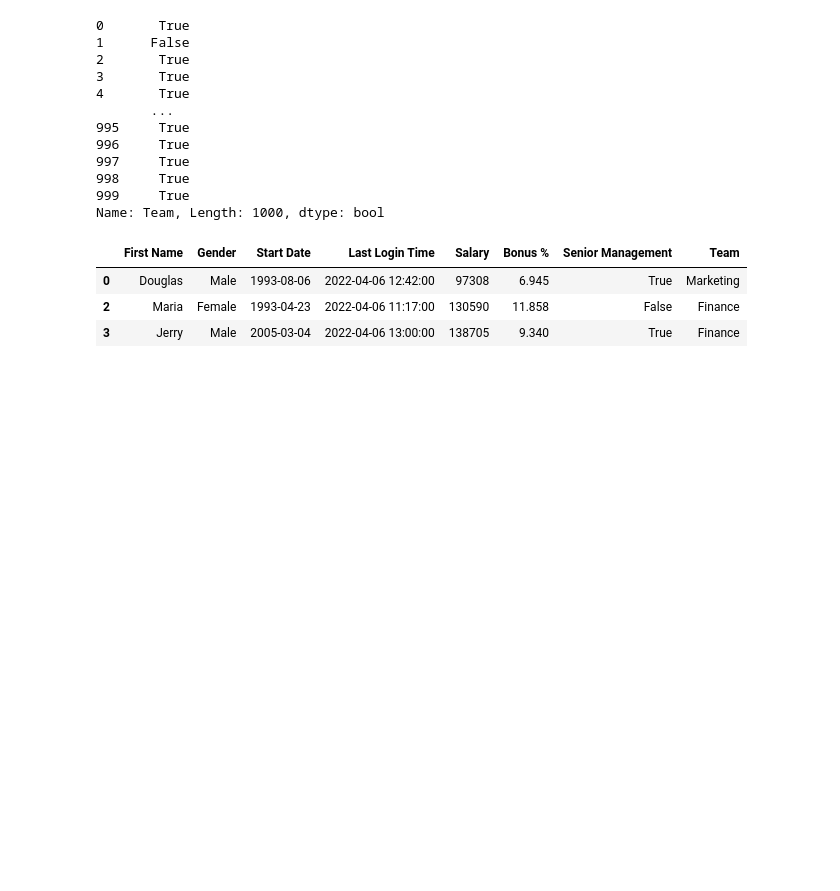
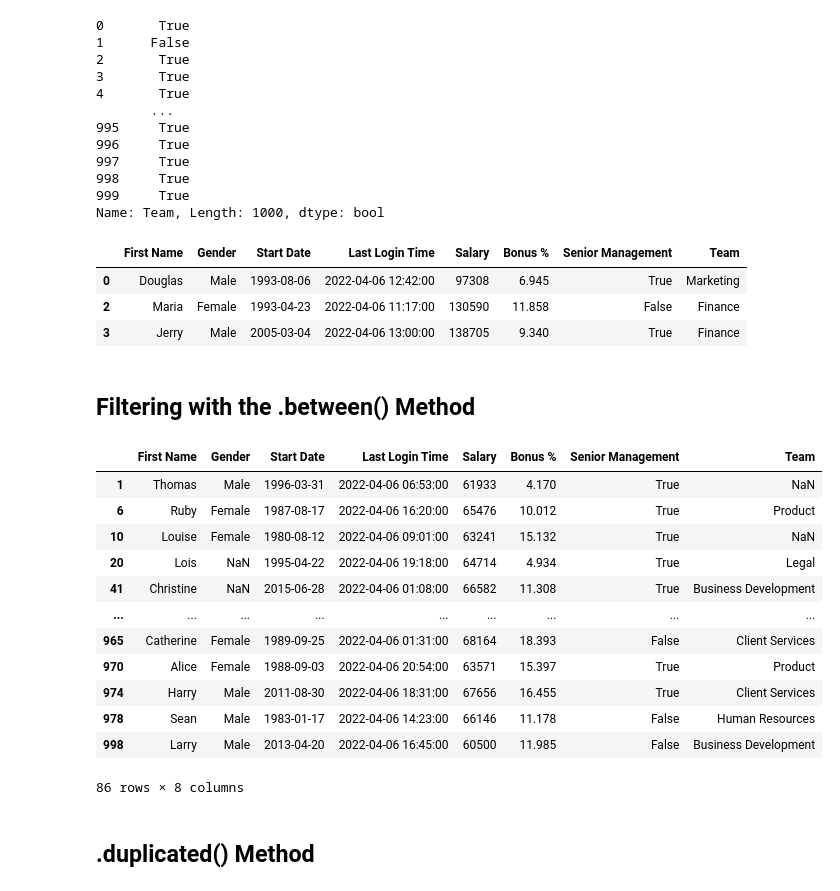
Before and after one commit to junclemente/tfs-pandas, a Jupyter notebook: DataFrames - Filtering Data.ipynb, the cells around one changed output. Saved outputs shown, nothing was run; the diff lists cells and outputs as text; code cells hidden in the pictures; blank space fills up the shorter version.

```diff
--- a/DataFrames - Filtering Data.ipynb
+++ b/DataFrames - Filtering Data.ipynb
@@ -238,3 +238,25 @@ df[condition2].head(3)
 | 0 | Douglas | Male | 1993-08-06 | 2022-04-06 12:42:00 | 97308 | 6.945 | True | Marketing |
 | 2 | Maria | Female | 1993-04-23 | 2022-04-06 11:17:00 | 130590 | 11.858 | False | Finance |
 | 3 | Jerry | Male | 2005-03-04 | 2022-04-06 13:00:00 | 138705 | 9.340 | True | Finance |
+# %% [markdown]
+## Filtering with the .between() Method
+# %%
+# Creates a boolean series using the between method. Requires two inputs: lowerbound, upperbound. Both numbers are inclusive.
+salary = df["Salary"].between(60000, 70000)
+df[salary]
+# %% [output]
+|  | First Name | Gender | Start Date | Last Login Time | Salary | Bonus % | Senior Management | Team |
+| 1 | Thomas | Male | 1996-03-31 | 2022-04-06 06:53:00 | 61933 | 4.170 | True | NaN |
+| 6 | Ruby | Female | 1987-08-17 | 2022-04-06 16:20:00 | 65476 | 10.012 | True | Product |
+| 10 | Louise | Female | 1980-08-12 | 2022-04-06 09:01:00 | 63241 | 15.132 | True | NaN |
+| 20 | Lois | NaN | 1995-04-22 | 2022-04-06 19:18:00 | 64714 | 4.934 | True | Legal |
+| 41 | Christine | NaN | 2015-06-28 | 2022-04-06 01:08:00 | 66582 | 11.308 | True | Business Development |
+| ... | ... | ... | ... | ... | ... | ... | ... | ... |
+| 965 | Catherine | Female | 1989-09-25 | 2022-04-06 01:31:00 | 68164 | 18.393 | False | Client Services |
+| 970 | Alice | Female | 1988-09-03 | 2022-04-06 20:54:00 | 63571 | 15.397 | True | Product |
+| 974 | Harry | Male | 2011-08-30 | 2022-04-06 18:31:00 | 67656 | 16.455 | True | Client Services |
+| 978 | Sean | Male | 1983-01-17 | 2022-04-06 14:23:00 | 66146 | 11.178 | False | Human Resources |
+| 998 | Larry | Male | 2013-04-20 | 2022-04-06 16:45:00 | 60500 | 11.985 | False | Business Development |
+86 rows × 8 columns
+# %% [markdown]
+## .duplicated() Method
```
Also changed, not shown: parts of 10 cells of this notebook.
